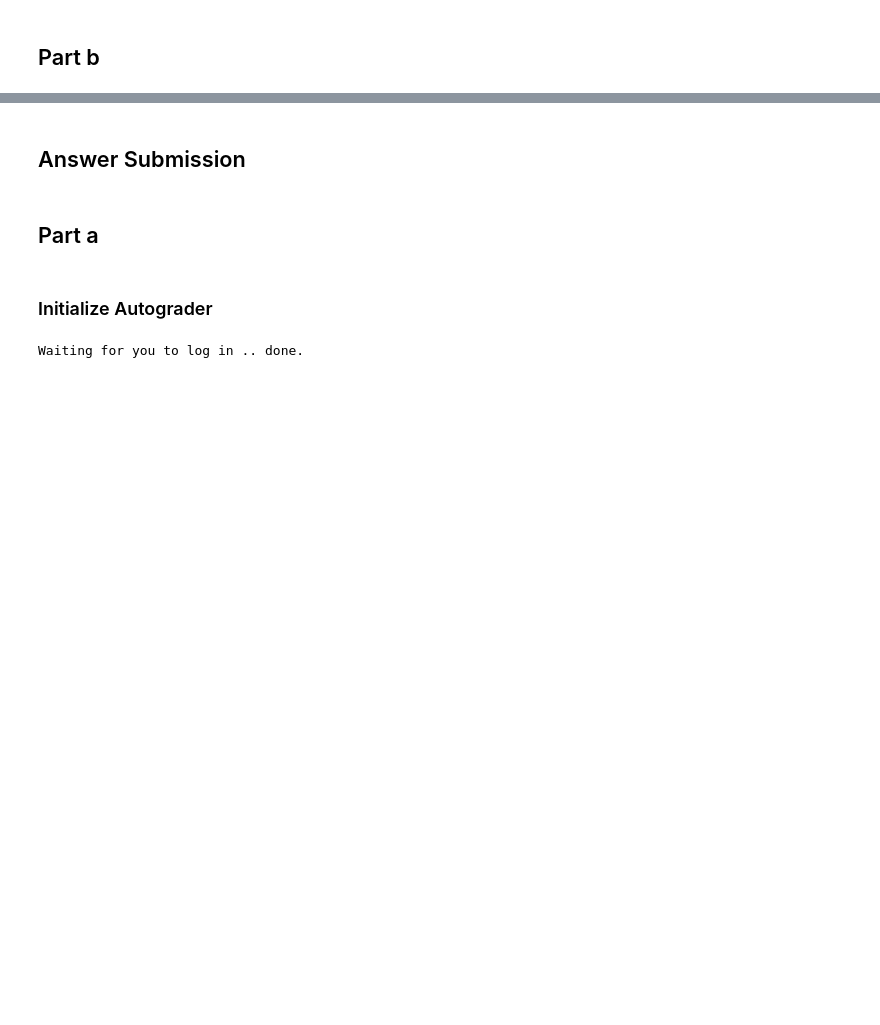
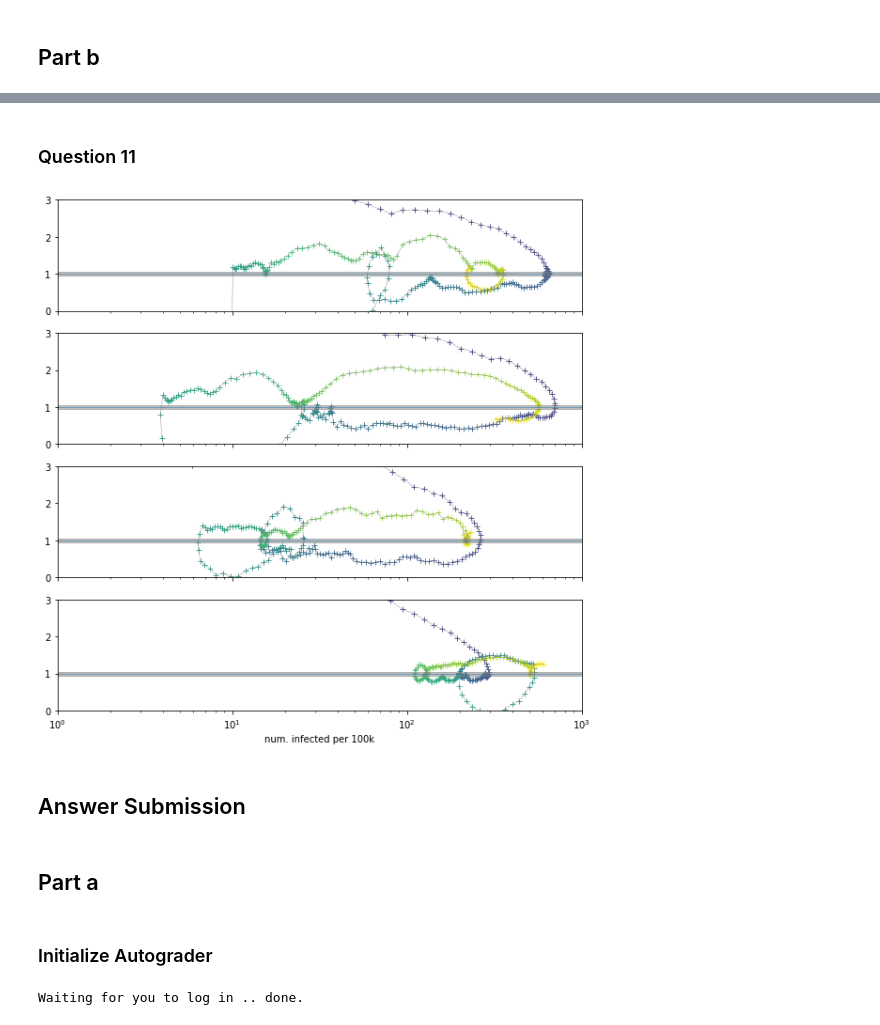
Before and after one commit to elijoe1/scicomp, a Jupyter notebook: Work/tick2.ipynb, the cells around one changed output, grey strips where cells are left out. Saved outputs shown, nothing was run; the diff lists cells and outputs as text; code cells hidden in the pictures; blank space fills up the shorter version.

```diff
--- a/Work/tick2.ipynb
+++ b/Work/tick2.ipynb
@@ -207,3 +262,31 @@ covidc
+# %% [markdown]
+### Question 11
+# %%
+fig, (ax1, ax2, ax3, ax4) = plt.subplots(4, 1, sharex=True,
+                                         figsize=(10,10))
+
+ax4.set_xlabel('num. infected per 100k')
+ax4.set_xscale('log')
+plt.setp((ax1, ax2, ax3, ax4), xlim=(1, 10**3),ylim=(0, 3))
+
+for (ax, country) in zip([ax1, ax2, ax3, ax4],
+                         ['United Kingdom', 'Italy', 'Germany', 'US']):
+    countrydata = ans10.loc[(ans10['Country/Region'] == country)]
+    ax.scatter(
+            countrydata['infected']/
+            (countrydata['Population']/100000), countrydata['R'],
+            marker = '+', c=range(len(countrydata['infected'])),
+            linewidth = 0.8)
+    ax.plot(
+        countrydata['infected']/
+        (countrydata['Population']/100000), countrydata['R'],
+        linewidth=0.4, color='grey')
+    ax.axhline(y=1, linewidth = 0.5)
+    ax.axhspan(0.5**(1/14), 2**(1/14), alpha=0.5, color='grey')
+
+plt.show()
+# %% [output]
+[figure, added]
 # %% [markdown]
 ## Answer Submission
 # %% [markdown]
```
Also changed, not shown: parts of 15 cells of this notebook.
